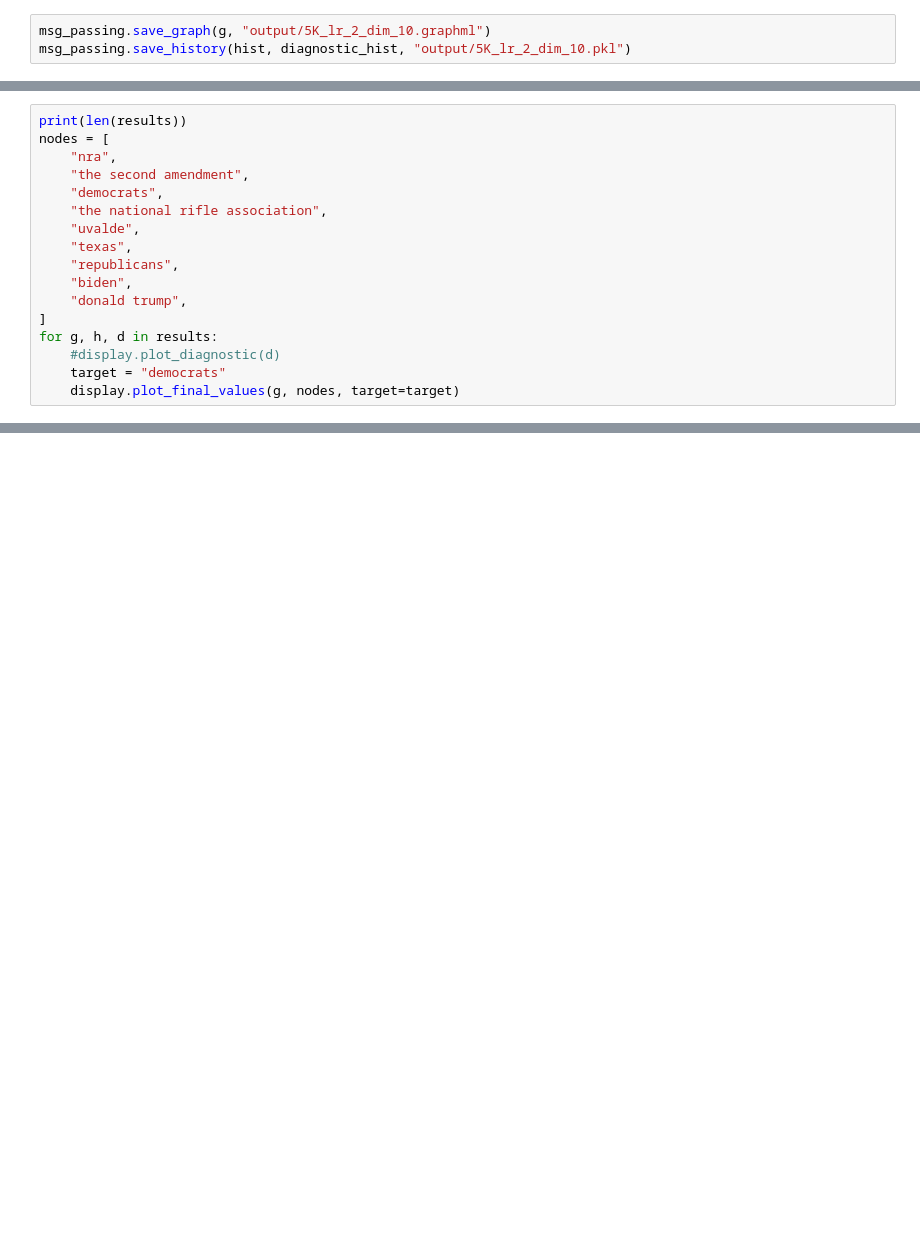
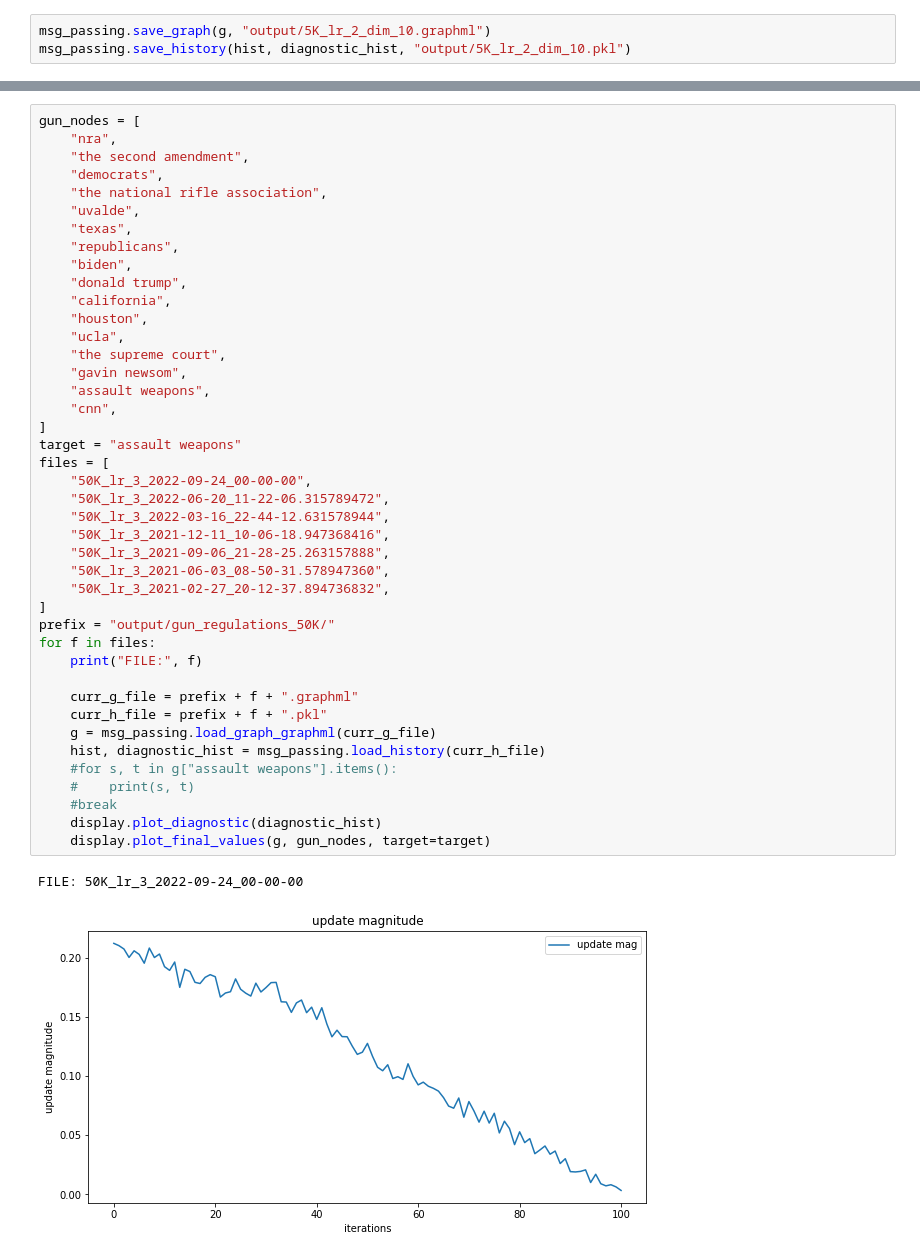
Before and after one commit to DavidChong2523/Message-Passing, a Jupyter notebook: msg_passing.ipynb, the cells around one changed output, grey strips where cells are left out. Saved outputs shown, nothing was run; the diff lists cells and outputs as text; blank space fills up the shorter version.

```diff
--- a/msg_passing.ipynb
+++ b/msg_passing.ipynb
@@ -117,17 +85,0 @@ Training on dates before 2022-09-24 00:00:00, graph 20/20
-# %%
-print(len(results))
-nodes = [
-    "nra",
-    "the second amendment",
-    "democrats",
-    "the national rifle association",
-    "uvalde",
-    "texas",
-    "republicans",
-    "biden",
-    "donald trump",
-]
-for g, h, d in results:
-    #display.plot_diagnostic(d)
-    target = "democrats"
-    display.plot_final_values(g, nodes, target=target)
@@ -147,0 +86,45 @@ for g, h, d in results:
+# %%
+gun_nodes = [
+    "nra",
+    "the second amendment",
+    "democrats",
+    "the national rifle association",
+    "uvalde",
+    "texas",
+    "republicans",
+    "biden",
+    "donald trump",
+    "california",
+    "houston",
+    "ucla",
+    "the supreme court",
+    "gavin newsom",
+    "assault weapons",
+    "cnn",
+]
+target = "assault weapons"
+files = [
+    "50K_lr_3_2022-09-24_00-00-00",
+    "50K_lr_3_2022-06-20_11-22-06.315789472",
+    "50K_lr_3_2022-03-16_22-44-12.631578944",
+    "50K_lr_3_2021-12-11_10-06-18.947368416",
+    "50K_lr_3_2021-09-06_21-28-25.263157888",
+    "50K_lr_3_2021-06-03_08-50-31.578947360",
+    "50K_lr_3_2021-02-27_20-12-37.894736832",
+]
+prefix = "output/gun_regulations_50K/"
+for f in files:
+    print("FILE:", f)
+
+    curr_g_file = prefix + f + ".graphml"
+    curr_h_file = prefix + f + ".pkl"
+    g = msg_passing.load_graph_graphml(curr_g_file)
+    hist, diagnostic_hist = msg_passing.load_history(curr_h_file)
+    #for s, t in g["assault weapons"].items():
+    #    print(s, t)
+    #break
+    display.plot_diagnostic(diagnostic_hist)
+    display.plot_final_values(g, gun_nodes, target=target)
+# %% [output]
+FILE: 50K_lr_3_2022-09-24_00-00-00
+[figure, added]
```
Also changed, not shown: parts of 7 cells of this notebook, 3 other files.
